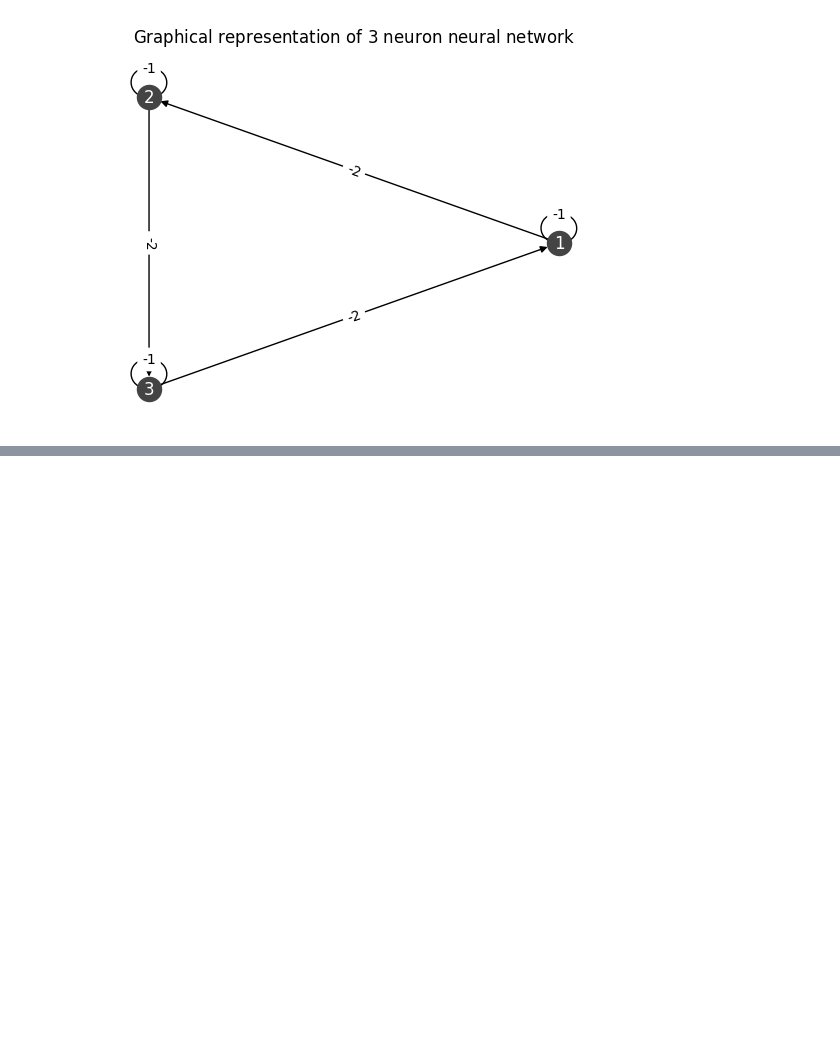
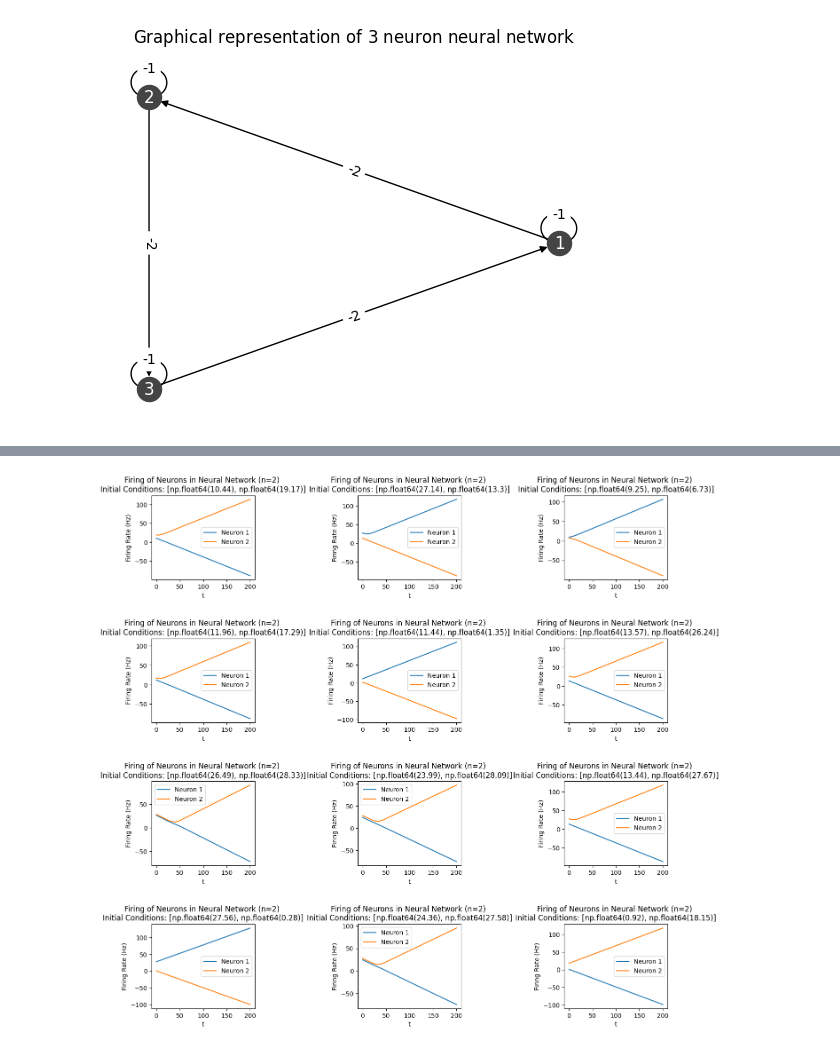
Before and after one commit to enriquea02/uw, a Jupyter notebook: eep502_analytical_methods_for_electrical_engineering/homework/final_diff_eqn_and_neural_networks_eantunano.ipynb, the cells around one changed output, grey strips where cells are left out. Cells and saved outputs as stored; diff of their text form; code cells hidden in the pictures; blank space fills up the shorter version.

```diff
--- a/eep502_analytical_methods_for_electrical_engineering/homework/final_diff_eqn_and_neural_networks_eantunano.ipynb
+++ b/eep502_analytical_methods_for_electrical_engineering/homework/final_diff_eqn_and_neural_networks_eantunano.ipynb
@@ -369,0 +318,40 @@ draw_ring_graph(W)
+# %%
+# Basing initial weighted matrix conditions and activation threshold bias on HW5 bistable switch problem
+
+# Setup initial conditions to model 3 neuron neural network ring oscillator
+# Initializing weighted matrix for bistability, using HW5 bistable problem as an example
+W_bistable = np.array([
+                [0,-0.5],
+                [-0.5,0],
+])
+# Setting timestep range for ODE func
+time_steps = [0,200]
+# Initializing activation bias to be equal, using HW5 bistable problem as an example
+b = np.array([17/4,17/4])
+# Setting up evaluation points for ODE func
+t_eval = np.linspace(0, 200, 2000)
+# %%
+# Generate array of different initial conditions
+init_neuron_firing_rate_vector = gen_initial_conditions_array(12,2)
+
+# Generate subplot variable
+num_rows = 4
+num_cols = 3
+fig,xn = plt.subplots(num_rows,num_cols,figsize=(15,15))
+plt.subplots_adjust(wspace=1, hspace=0.7)
+
+for iter in range(len(init_neuron_firing_rate_vector)):
+    # Plot the simulated behavior of a three neuron neural network
+    t,y = neuron_ode(W_bistable,init_neuron_firing_rate_vector[iter],time_steps,b,t_eval)
+
+    round_initial_conditions = np.round(init_neuron_firing_rate_vector[iter],2)
+    a = xn[int(iter/num_cols), iter%num_cols]
+    # Plot the firing of each neuron in neural network
+    for i in range(2):
+        a.plot(t, y[i], label=f"Neuron {i+1}")
+    a.set_title(f"Firing of Neurons in Neural Network (n=2) \nInitial Conditions: {list(round_initial_conditions)}")
+    a.set_xlabel("t")
+    a.set_ylabel("Firing Rate (Hz)")
+    a.legend()
+# %% [output]
+[figure, added]
```
Also changed, not shown: parts of 10 cells of this notebook.
